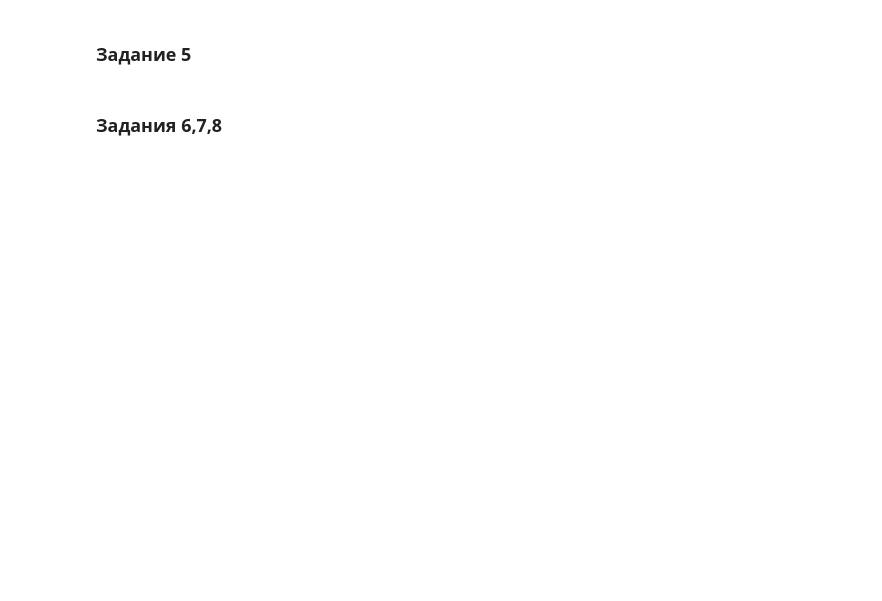
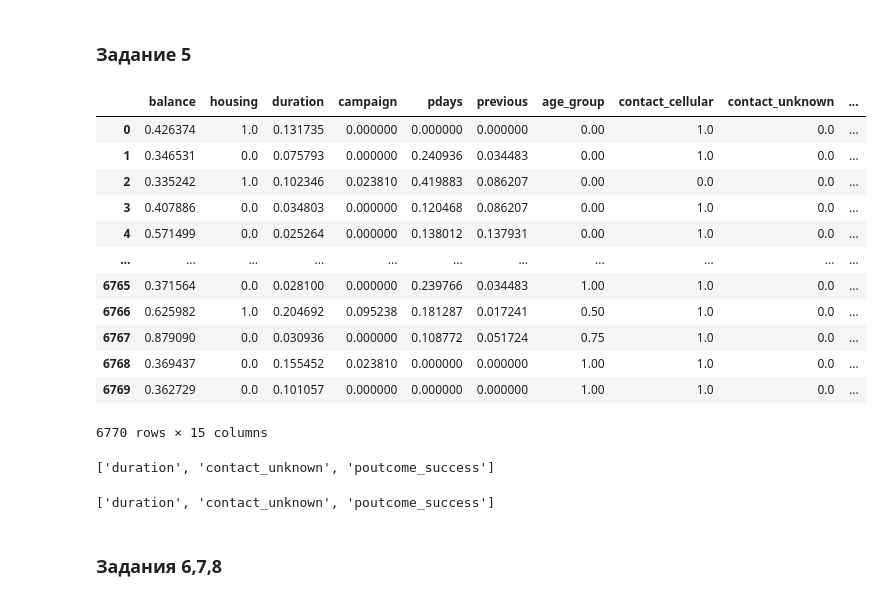
Before and after one commit to Viktor-VK/DST-138-Prodjects, a Jupyter notebook: PROJECT-4. Задача классификации/Project_4_ML.ipynb, the cells around one changed output. Drawn from its saved outputs; the diff is of its cells as text; code cells hidden in the pictures; blank space fills up the shorter version.

```diff
--- a/PROJECT-4. Задача классификации/Project_4_ML.ipynb
+++ b/PROJECT-4. Задача классификации/Project_4_ML.ipynb
@@ -462,0 +516,33 @@ print(metrics.accuracy_score(y_test, y_test_pred).round(2))
+# %%
+# объедините уже известные вам алгоритмы с помощью стекинга
+estimators = [
+    ('dt', tree.DecisionTreeClassifier(
+        criterion='entropy',
+        min_samples_leaf=5,
+        max_depth=6,
+        random_state=42
+        )
+    ),
+    ('log_reg', linear_model.LogisticRegression(
+        solver='sag',
+        random_state=42
+        )
+    ),
+    ('gb', ensemble.GradientBoostingClassifier(
+        learning_rate=0.05,
+        n_estimators=300,
+        min_samples_leaf=5,
+        max_depth=5,
+        random_state=42
+        )
+    )
+]
+
+stack = ensemble.StackingClassifier(
+    estimators,
+    final_estimator=linear_model.LogisticRegression(random_state=42)
+)
+stack.fit(X_train_scaled, y_train)
+
+y_test_pred = stack.predict(X_test_scaled)
+print(metrics.classification_report(y_test, y_test_pred))
@@ -467,2 +560,49 @@ print(metrics.accuracy_score(y_test, y_test_pred).round(2))
+# %%
+columns = X_train.columns
+columns
+df_xtrain_scalled = pd.DataFrame(X_train_scaled, columns=columns)
+df_xtrain_scalled
+# %% [output]
+|  | balance | housing | duration | campaign | pdays | previous | age_group | contact_cellular | contact_unknown | ... |
+| 0 | 0.426374 | 1.0 | 0.131735 | 0.000000 | 0.000000 | 0.000000 | 0.00 | 1.0 | 0.0 | ... |
+| 1 | 0.346531 | 0.0 | 0.075793 | 0.000000 | 0.240936 | 0.034483 | 0.00 | 1.0 | 0.0 | ... |
+| 2 | 0.335242 | 1.0 | 0.102346 | 0.023810 | 0.419883 | 0.086207 | 0.00 | 0.0 | 0.0 | ... |
+| 3 | 0.407886 | 0.0 | 0.034803 | 0.000000 | 0.120468 | 0.086207 | 0.00 | 1.0 | 0.0 | ... |
+| 4 | 0.571499 | 0.0 | 0.025264 | 0.000000 | 0.138012 | 0.137931 | 0.00 | 1.0 | 0.0 | ... |
+| ... | ... | ... | ... | ... | ... | ... | ... | ... | ... | ... |
+| 6765 | 0.371564 | 0.0 | 0.028100 | 0.000000 | 0.239766 | 0.034483 | 1.00 | 1.0 | 0.0 | ... |
+| 6766 | 0.625982 | 1.0 | 0.204692 | 0.095238 | 0.181287 | 0.017241 | 0.50 | 1.0 | 0.0 | ... |
+| 6767 | 0.879090 | 0.0 | 0.030936 | 0.000000 | 0.108772 | 0.051724 | 0.75 | 1.0 | 0.0 | ... |
+| 6768 | 0.369437 | 0.0 | 0.155452 | 0.023810 | 0.000000 | 0.000000 | 1.00 | 1.0 | 0.0 | ... |
+| 6769 | 0.362729 | 0.0 | 0.101057 | 0.000000 | 0.000000 | 0.000000 | 1.00 | 1.0 | 0.0 | ... |
+6770 rows × 15 columns
+# %%
+# оцените, какие признаки демонстрируют наибольшую  важность в модели градиентного бустинга
+
+from sklearn.ensemble import GradientBoostingClassifier
+from sklearn.feature_selection import RFE
+
+estimator = GradientBoostingClassifier()
+selector = RFE(estimator, n_features_to_select=3, step=1)
+selector = selector.fit(df_xtrain_scalled, y_train)
+
+selector_1 = selector.get_feature_names_out()
+
+columns_new = list(selector.get_feature_names_out())
+columns_new
+# %% [output]
+['duration', 'contact_unknown', 'poutcome_success']
+# %%
+from sklearn.feature_selection import SelectKBest, f_regression
+# from sklearn.feature_selection import chi2
+selector = SelectKBest(f_regression, k=3)
+selector.fit(df_xtrain_scalled, y_train)
+
+columns_new = list(selector.get_feature_names_out())
+# X_train = X_train[columns_new]
+# X_test = X_test[columns_new]
+columns_new
+# %% [output]
+['duration', 'contact_unknown', 'poutcome_success']
 # %% [markdown]
 ### Задания 6,7,8
```
Also changed, not shown: parts of 17 cells of this notebook.
